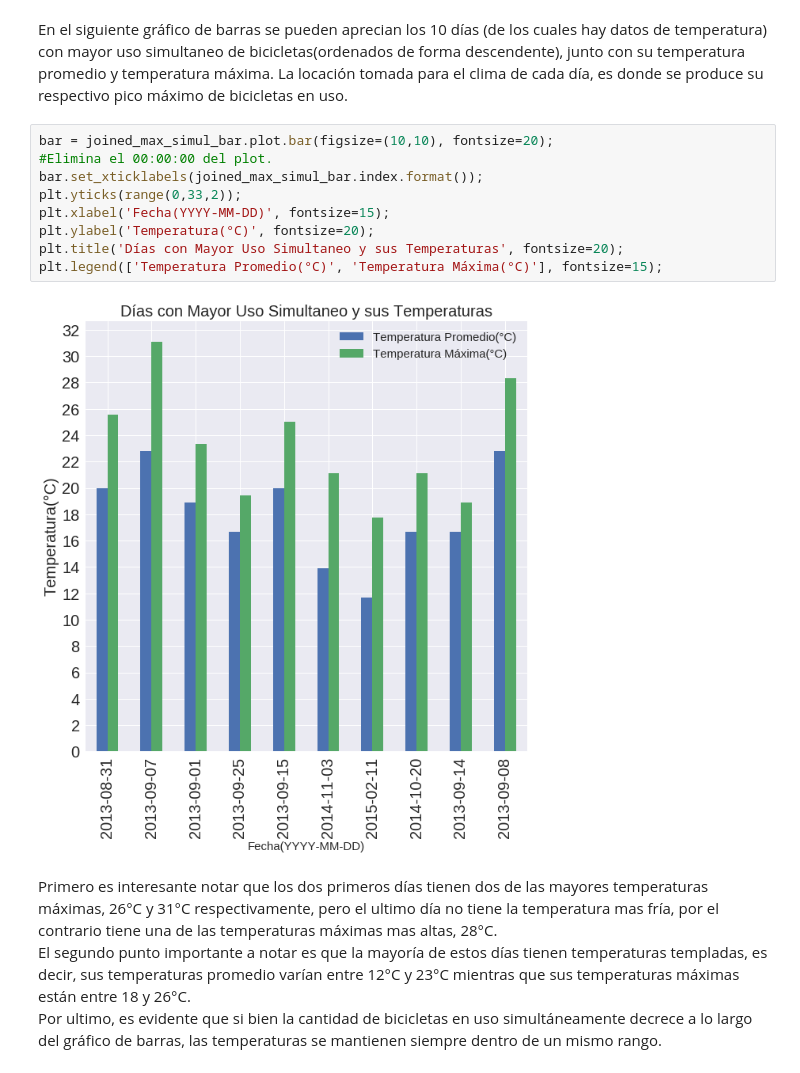
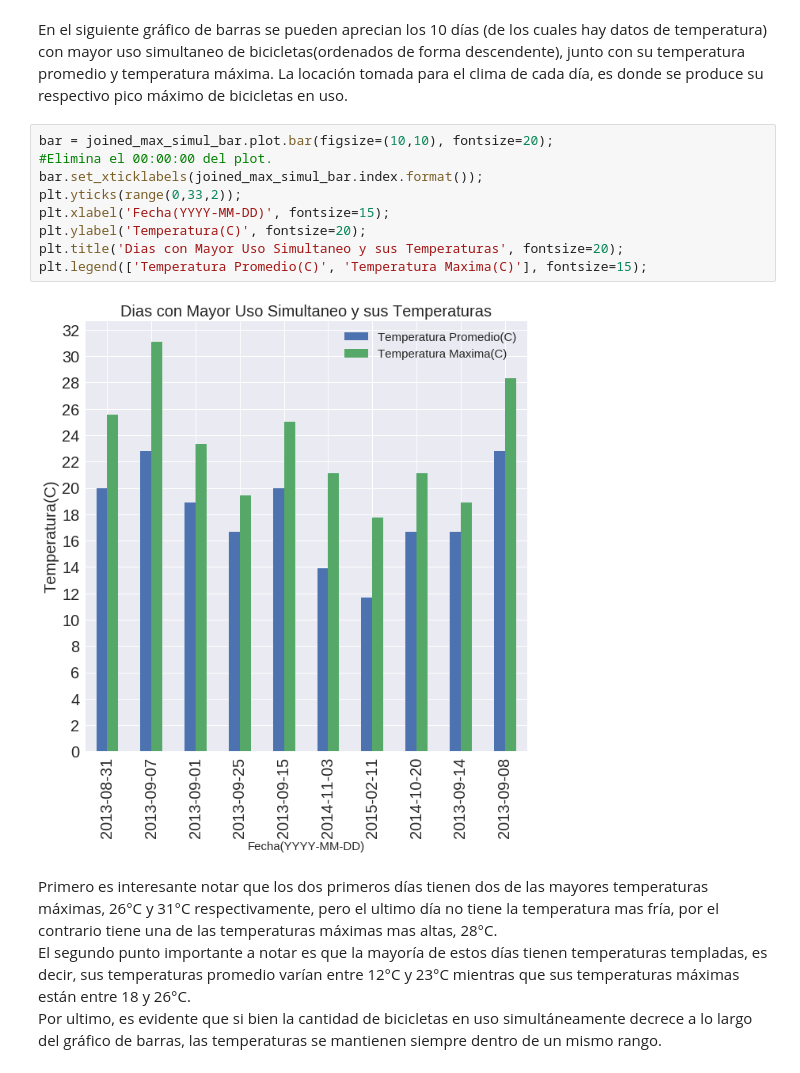
Before and after one commit to frisjon/tp1, a Jupyter notebook: notebooks/viajes_clima.ipynb, the cells around one changed output. Saved outputs shown, nothing was run; the diff lists cells and outputs as text.

```diff
--- a/notebooks/viajes_clima.ipynb
+++ b/notebooks/viajes_clima.ipynb
@@ -140,14 +154,14 @@ En el siguiente gráfico de barras se pueden aprecian los 10 días (de los cuale
 # %%
 bar = joined_max_simul_bar.plot.bar(figsize=(10,10), fontsize=20);
 #Elimina el 00:00:00 del plot.
 bar.set_xticklabels(joined_max_simul_bar.index.format());
 plt.yticks(range(0,33,2));
 plt.xlabel('Fecha(YYYY-MM-DD)', fontsize=15);
-plt.ylabel('Temperatura(°C)', fontsize=20);
-plt.title('Días con Mayor Uso Simultaneo y sus Temperaturas', fontsize=20);
-plt.legend(['Temperatura Promedio(°C)', 'Temperatura Máxima(°C)'], fontsize=15);
+plt.ylabel('Temperatura(C)', fontsize=20);
+plt.title('Dias con Mayor Uso Simultaneo y sus Temperaturas', fontsize=20);
+plt.legend(['Temperatura Promedio(C)', 'Temperatura Maxima(C)'], fontsize=15);
 # %% [output]
-[figure, old version]
+[figure, new version]
 # %% [markdown]
 Primero es interesante notar que los dos primeros días tienen dos de las mayores temperaturas máximas, 26°C y 31°C respectivamente, pero el ultimo día no tiene la temperatura mas fría, por el contrario tiene una de las temperaturas máximas mas altas, 28°C.
 El segundo punto importante a notar es que la mayoría de estos días tienen temperaturas templadas, es decir, sus temperaturas promedio varían entre 12°C y 23°C mientras que sus temperaturas máximas están entre 18 y 26°C.
```
Also changed, not shown: parts of 16 cells of this notebook.
